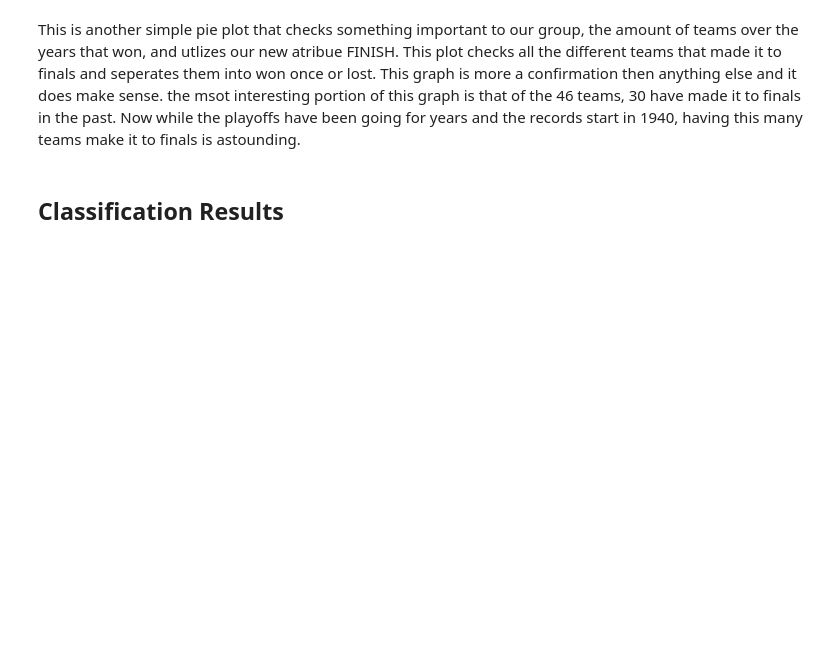
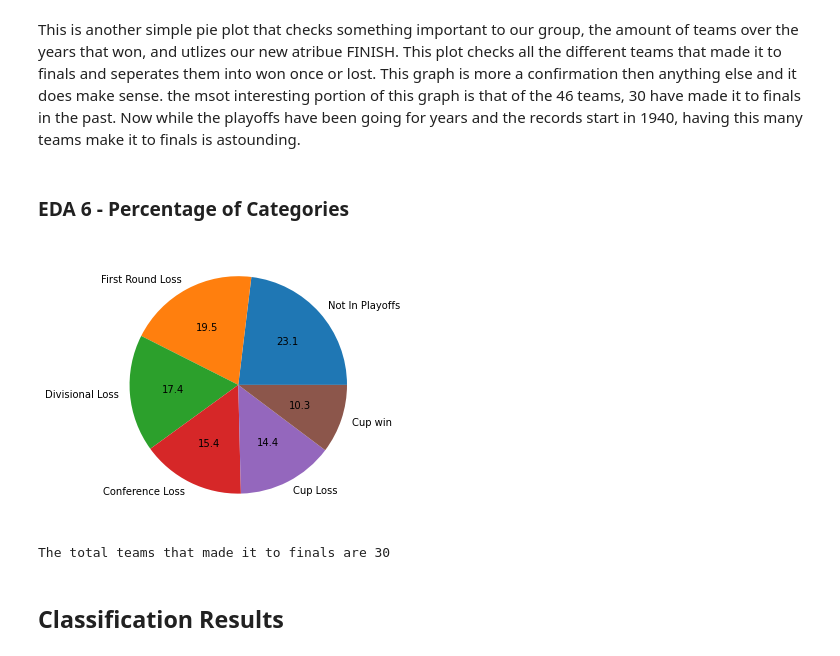
Before and after one commit to cstainsby/HockeyDataProject, a Jupyter notebook: Technical Report.ipynb, the cells around one changed output. Saved outputs shown, nothing was run; the diff lists cells and outputs as text; code cells hidden in the pictures; blank space fills up the shorter version.

```diff
--- a/Technical Report.ipynb
+++ b/Technical Report.ipynb
@@ -399,5 +413,31 @@ print("The total teams that made it to finals are", len(inF))
 # %% [markdown]
 This is another simple pie plot that checks something important to our group, the amount of teams over the years that won, and utlizes our new atribue FINISH. This plot checks all the different teams that made it to finals and seperates them into won once or lost. This graph is more a confirmation then anything else and it does make sense. the msot interesting portion of this graph is that of the 46 teams, 30 have made it to finals in the past. Now while the playoffs have been going for years and the records start in 1940, having this many teams make it to finals is astounding.
+# %% [markdown]
+### EDA 6 - Percentage of Categories
+# %%
+importlib.reload(mysklearn)
+column_names=league_standing_pytable.column_names
+table=league_standing_pytable.data
+plt.figure(figsize=(10,5))
+
+team_index=column_names.index("TEAM")
+finish_index=column_names.index("FINISH")
+
+rounds = {0.0:[], 1.0:[], 2.0:[], 3.0:[], 4.0:[], 5.0:[]}
+
+for row in league_standing_pytable.data:
+    if row[team_index] not in rounds[float(row[finish_index])]:
+        rounds[float(row[finish_index])].append(row[team_index])
+
+
+label=["Not In Playoffs", "First Round Loss", "Divisional Loss", "Conference Loss", "Cup Loss", "Cup win"]
+success = [len(rounds[0.0]), len(rounds[1.0]), len(rounds[2.0]), len(rounds[3.0]), len(rounds[4.0]), len(rounds[5.0])]
+plt.pie(success,labels=label,autopct="%1.1F")
+plt.show()
+print("The total teams that made it to finals are", len(inF))
+# %% [output]
+[figure, added]
+The total teams that made it to finals are 30
 # %% [markdown]
 ## Classification Results
 # %% [markdown]
```
Also changed, not shown: parts of 7 cells of this notebook.
